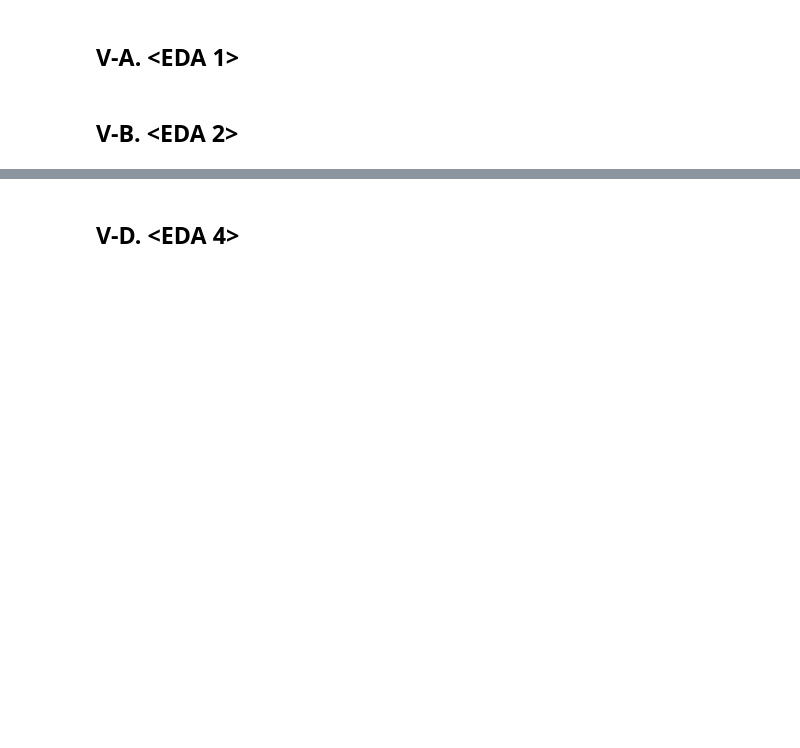
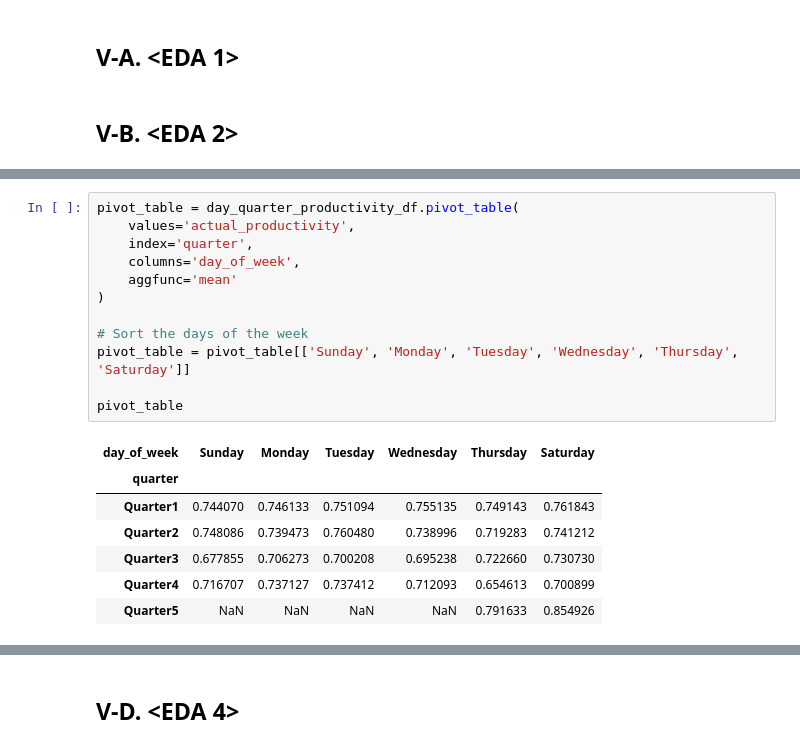
Before and after one commit to TeanConcio/CCPROG1-MP, a Jupyter notebook: machine_project_notebook.ipynb, the cells around one changed output, grey strips where cells are left out. Saved outputs shown, nothing was run; the diff lists cells and outputs as text; blank space fills up the shorter version.

```diff
--- a/machine_project_notebook.ipynb
+++ b/machine_project_notebook.ipynb
@@ -457,0 +505,20 @@ EDA
+# %%
+pivot_table = day_quarter_productivity_df.pivot_table(
+    values='actual_productivity',
+    index='quarter',
+    columns='day_of_week',
+    aggfunc='mean'
+)
+
+# Sort the days of the week
+pivot_table = pivot_table[['Sunday', 'Monday', 'Tuesday', 'Wednesday', 'Thursday', 'Saturday']]
+
+pivot_table
+# %% [output]
+| day_of_week | Sunday | Monday | Tuesday | Wednesday | Thursday | Saturday |
+| quarter |  |  |  |  |  |  |
+| Quarter1 | 0.744070 | 0.746133 | 0.751094 | 0.755135 | 0.749143 | 0.761843 |
+| Quarter2 | 0.748086 | 0.739473 | 0.760480 | 0.738996 | 0.719283 | 0.741212 |
+| Quarter3 | 0.677855 | 0.706273 | 0.700208 | 0.695238 | 0.722660 | 0.730730 |
+| Quarter4 | 0.716707 | 0.737127 | 0.737412 | 0.712093 | 0.654613 | 0.700899 |
+| Quarter5 | NaN | NaN | NaN | NaN | 0.791633 | 0.854926 |
```
Also changed, not shown: parts of 10 cells of this notebook.
